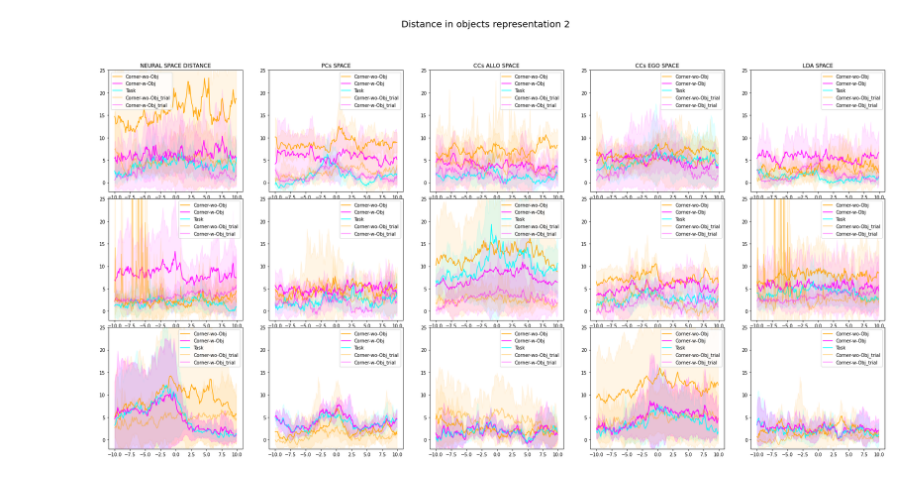
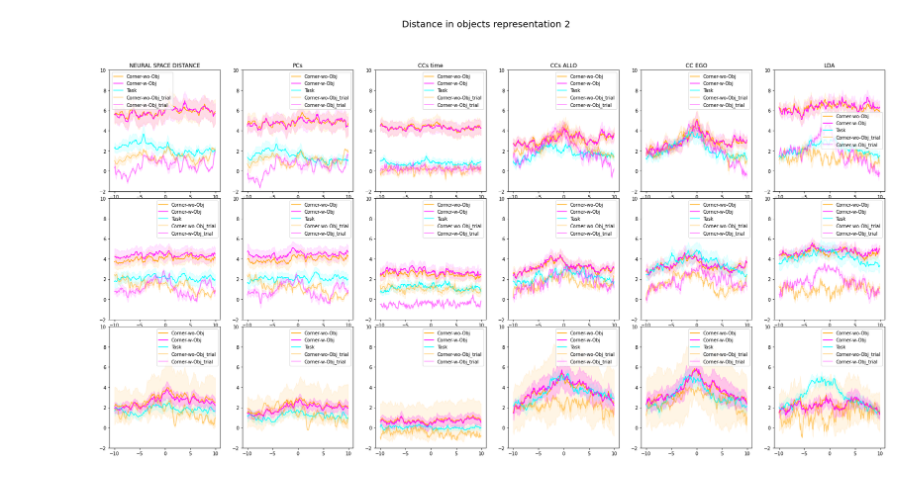
Before and after one commit to melisamc89/neural_analysys, a Jupyter notebook: src/mean_representantional_distance_all_mice.ipynb, the cells around one changed output. Drawn from its saved outputs; the diff is of its cells as text; code cells hidden in the pictures.

Commit message:
multi distance

```diff
--- a/src/mean_representantional_distance_all_mice.ipynb
+++ b/src/mean_representantional_distance_all_mice.ipynb
@@ -317,7 +332,7 @@ for i in range(5):
                               random_list1_trial[i],overlapping_list1_trial[i],stable_list1_trial[i]], color=".25", alpha = 0.2)
     ax1.set_xticklabels(label1)
     ax1.set_xticklabels(label1)
-    ax1.set_ylim([-5,20])
+    ax1.set_ylim([-2,10])
     for tick in ax1.get_xticklabels():
         tick.set_rotation(45)
 
@@ -328,7 +343,7 @@ for i in range(5):
     ax1 = sns.swarmplot(data=[random_list2[i],overlapping_list2[i],stable_list2[i],
                               random_list2_trial[i],overlapping_list2_trial[i],stable_list2_trial[i]], color=".25", alpha = 0.2)
     ax1.set_xticklabels(label1)
-    ax1.set_ylim([-5,20])
+    ax1.set_ylim([-2,20])
     for tick in ax1.get_xticklabels():
         tick.set_rotation(45)
 
@@ -338,13 +353,13 @@ for i in range(5):
     ax1 = sns.swarmplot(data=[random_list3[i],overlapping_list3[i],stable_list3[i],
                             random_list2_trial[i],overlapping_list2_trial[i],stable_list2_trial[i]], color=".25", alpha = 0.2)
     ax1.set_xticklabels(label1)
-    ax1.set_ylim([-5,20])
+    ax1.set_ylim([-2,10])
     for tick in ax1.get_xticklabels():
         tick.set_rotation(45)
 
 figure.set_size_inches([30,20])
 figure.suptitle(' Distance in objects representation', fontsize = 30)
-figure_name = figure_path + 'mean_distance_object_representation_all_alo_ego_with_trials.png'
+figure_name = figure_path + 'mean_representational_distance_bars.png'
 figure.patch.set_facecolor('white')
 
 figure.savefig(figure_name)
@@ -357,41 +372,41 @@ len(random_list1_trial)
 # %%
 figure = plt.figure()
-gs = plt.GridSpec(9,5)
+gs = plt.GridSpec(9,6)
 label = ['RANDOM','OVERLAPPING','STABLE']
 
 time = np.arange(-100,100)/10
 
 ### neural
 
-titles = ['NEURAL SPACE DISTANCE', 'PCs SPACE', 'CCs ALLO SPACE','CCs EGO SPACE', 'LDA SPACE']
+titles = ['NEURAL SPACE DISTANCE', 'PCs', 'CCs time','CCs ALLO','CC EGO', 'LDA']
 
 
 new_legends = ['Corner-wo-Obj','Corner-w-Obj','Task','Corner-wo-Obj_trial','Corner-w-Obj_trial']#,'Task_trial']
-for i in range(5):
+for i in range(6):
 
     ax0 = figure.add_subplot(gs[0:3,i])
-    ax0.set_ylim([-2,25])
+    ax0.set_ylim([-2,10])
     ax0.set_title(titles[i])
-    random_mean = np.nanmean(random_list_corners[i],0)
-    random_std =  np.nanstd(random_list_corners[i],0)#/np.sqrt(len(random_list_corners[i]))
+    random_mean = np.nanmean(random_list_corners,0)[i,:]
+    random_std =  np.nanstd(random_list_corners,0)[i,:]/np.sqrt(len(random_list_corners))
     ax0.plot(time,random_mean,'orange')
     ax0.fill_between(time,random_mean-random_std,random_mean+random_std,alpha = 0.1, edgecolor = 'orange', facecolor = 'orange')
-    random_mean = np.nanmean(random_list_object_corners[i],0)
-    random_std =  np.nanstd(random_list_object_corners[i],0)#/np.sqrt(len(random_list_object_corners[i]))
+    random_mean = np.nanmean(random_list_object_corners,0)[i,:]
+    random_std =  np.nanstd(random_list_object_corners,0)[i,:]/np.sqrt(len(random_list_object_corners))
     ax0.plot(time,random_mean,'magenta')
     ax0.fill_between(time,random_mean-random_std,random_mean+random_std,alpha = 0.1, edgecolor = 'magenta', facecolor = 'magenta')
-    random_mean = np.nanmean(random_list_task[i],0)
-    random_std =  np.nanstd(random_list_task[i],0)#/np.sqrt(len(random_list_task[i]))
+    random_mean = np.nanmean(random_list_task,0)[i,:]
+    random_std =  np.nanstd(random_list_task,0)[i,:]/np.sqrt(len(random_list_task))
     ax0.plot(time,random_mean,'cyan')
     ax0.fill_between(time,random_mean-random_std,random_mean+random_std,alpha = 0.1, edgecolor = 'cyan', facecolor = 'cyan')
 
 
-    random_mean = np.nanmean(random_list_corners_trial[i],0)
-    random_std =  np.nanstd(random_list_corners_trial[i],0)#/np.sqrt(len(random_list_corners[i]))
+    random_mean = np.nanmean(random_list_corners_trial,0)[i,:]
+    random_std =  np.nanstd(random_list_corners_trial,0)[i,:]/np.sqrt(len(random_list_corners))
     ax0.plot(time,random_mean,'orange', alpha = 0.5)
     ax0.fill_between(time,random_mean-random_std,random_mean+random_std,alpha = 0.1, edgecolor = 'orange', facecolor = 'orange')
-    random_mean = np.nanmean(random_list_object_corners_trial[i],0)
-    random_std =  np.nanstd(random_list_object_corners_trial[i],0)#/np.sqrt(len(random_list_object_corners[i]))
+    random_mean = np.nanmean(random_list_object_corners_trial,0)[i,:]
+    random_std =  np.nanstd(random_list_object_corners_trial,0)[i,:]/np.sqrt(len(random_list_object_corners))
     ax0.plot(time,random_mean,'magenta',alpha = 0.5)
     ax0.fill_between(time,random_mean-random_std,random_mean+random_std,alpha = 0.1, edgecolor = 'magenta', facecolor = 'magenta')
     #random_mean = np.nanmean(random_list_task[i],0)
@@ -402,26 +417,26 @@ for i in range(5):
 
 
     ax0 = figure.add_subplot(gs[3:6,i])
-    ax0.set_ylim([-2,25])
-    random_mean = np.nanmean(overlapping_list_corners[i],0)
-    random_std =  np.nanstd(overlapping_list_corners[i],0)#/np.sqrt(len(overlapping_list_corners[i]))
+    ax0.set_ylim([-2,10])
+    random_mean = np.nanmean(overlapping_list_corners,0)[i,:]
+    random_std =  np.nanstd(overlapping_list_corners,0)[i,:]/np.sqrt(len(overlapping_list_corners))
     ax0.plot(time,random_mean,'orange')
     ax0.fill_between(time,random_mean-random_std,random_mean+random_std,alpha = 0.1, edgecolor = 'orange', facecolor = 'orange')
-    random_mean = np.nanmean(overlapping_list_object_corners[i],0)
-    random_std =  np.nanstd(overlapping_list_object_corners[i],0)#/np.sqrt(len(overlapping_list_object_corners[i]))
+    random_mean = np.nanmean(overlapping_list_object_corners,0)[i,:]
+    random_std =  np.nanstd(overlapping_list_object_corners,0)[i,:]/np.sqrt(len(overlapping_list_object_corners))
     ax0.plot(time,random_mean,'magenta')
     ax0.fill_between(time,random_mean-random_std,random_mean+random_std,alpha = 0.1, edgecolor = 'magenta', facecolor = 'magenta')
-    random_mean = np.nanmean(overlapping_list_task[i],0)
-    random_std =  np.nanstd(overlapping_list_task[i],0)#/np.sqrt(len(overlapping_list_task[i]))
+    random_mean = np.nanmean(overlapping_list_task,0)[i,:]
+    random_std =  np.nanstd(overlapping_list_task,0)[i,:]/np.sqrt(len(overlapping_list_task))
     ax0.plot(time,random_mean,'cyan')
     ax0.fill_between(time,random_mean-random_std,random_mean+random_std,alpha = 0.1, edgecolor = 'cyan', facecolor = 'cyan')
 
-    random_mean = np.nanmean(overlapping_list_corners_trial[i],0)
-    random_std =  np.nanstd(overlapping_list_corners_trial[i],0)#/np.sqrt(len(overlapping_list_corners[i]))
+    random_mean = np.nanmean(overlapping_list_corners_trial,0)[i,:]
+    random_std =  np.nanstd(overlapping_list_corners_trial,0)[i,:]/np.sqrt(len(overlapping_list_corners))
     ax0.plot(time,random_mean,'orange',alpha = 0.5)
     ax0.fill_between(time,random_mean-random_std,random_mean+random_std,alpha = 0.1, edgecolor = 'orange', facecolor = 'orange')
-    random_mean = np.nanmean(overlapping_list_object_corners_trial[i],0)
-    random_std =  np.nanstd(overlapping_list_object_corners_trial[i],0)#/np.sqrt(len(overlapping_list_object_corners[i]))
+    random_mean = np.nanmean(overlapping_list_object_corners_trial,0)[i,:]
+    random_std =  np.nanstd(overlapping_list_object_corners_trial,0)[i,:]/np.sqrt(len(overlapping_list_object_corners))
     ax0.plot(time,random_mean,'magenta',alpha = 0.5)
     ax0.fill_between(time,random_mean-random_std,random_mean+random_std,alpha = 0.1, edgecolor = 'magenta', facecolor = 'magenta')
     # random_mean = np.nanmean(overlapping_list_task[i],0)
@@ -431,45 +446,45 @@ for i in range(5):
     ax0.legend(new_legends)
 
     ax0 = figure.add_subplot(gs[6:9,i])
-    ax0.set_ylim([-2,25])
-    random_mean = np.nanmean(stable_list_corners[i],0)
-    random_std =  np.nanstd(stable_list_corners[i],0)#/np.sqrt(len(stable_list_corners[i]))
+    ax0.set_ylim([-2,10])
+    random_mean = np.nanmean(stable_list_corners,0)[i,:]
+    random_std =  np.nanstd(stable_list_corners,0)[i,:]#/np.sqrt(len(stable_list_corners[i]))
     ax0.plot(time,random_mean,'orange')
     ax0.fill_between(time,random_mean-random_std,random_mean+random_std,alpha = 0.1, edgecolor = 'orange', facecolor = 'orange')
-    random_mean = np.nanmean(stable_list_object_corners[i],0)
-    random_std =  np.nanstd(stable_list_object_corners[i],0)#/np.sqrt(len(stable_list_object_corners[i]))
+    random_mean = np.nanmean(stable_list_object_corners,0)[i,:]
+    random_std =  np.nanstd(stable_list_object_corners,0)[i,:]/np.sqrt(len(stable_list_object_corners))
     ax0.plot(time,random_mean,'magenta')
     ax0.fill_between(time,random_mean-random_std,random_mean+random_std,alpha = 0.1, edgecolor = 'magenta', facecolor = 'magenta')
-    random_mean = np.nanmean(stable_list_task[i],0)
-    random_std =  np.nanstd(stable_list_task[i],0)#/np.sqrt(len(stable_list_task[i]))
+    random_mean = np.nanmean(stable_list_task,0)[i,:]
+    random_std =  np.nanstd(stable_list_task,0)[i,:]/np.sqrt(len(stable_list_task))
     ax0.plot(time,random_mean,'cyan')
     ax0.fill_between(time,random_mean-random_std,random_mean+random_std,alpha = 0.1, edgecolor = 'cyan', facecolor = 'cyan')
 
-    random_mean = np.nanmean(stable_list_corners_trial[i],0)
-    random_std =  np.nanstd(stable_list_corners_trial[i],0)#/np.sqrt(len(stable_list_corners[i]))
+    random_mean = np.nanmean(stable_list_corners_trial,0)[i,:]
+    random_std =  np.nanstd(stable_list_corners_trial,0)[i,:]/np.sqrt(len(stable_list_corners))
     ax0.plot(time,random_mean,'orange',alpha = 0.5)
     ax0.fill_between(time,random_mean-random_std,random_mean+random_std,alpha = 0.1, edgecolor = 'orange', facecolor = 'orange')
-    random_mean = np.nanmean(stable_list_object_corners[i],0)
-    random_std =  np.nanstd(stable_list_object_corners[i],0)#/np.sqrt(len(stable_list_object_corners[i]))
+    random_mean = np.nanmean(stable_list_object_corners,0)[i,:]
+    random_std =  np.nanstd(stable_list_object_corners,0)[i,:]/np.sqrt(len(stable_list_object_corners))
     ax0.plot(time,random_mean,'magenta',alpha = 0.5)
     ax0.fill_between(time,random_mean-random_std,random_mean+random_std,alpha = 0.1, edgecolor = 'magenta', facecolor = 'magenta')
 #     random_mean = np.nanmean(stable_list_task[i],0)
 #     random_std =  np.nanstd(stable_list_task[i],0)#/np.sqrt(len(stable_list_task[i]))
 #     ax0.plot(time,random_mean,'cyan')
 #     ax0.fill_between(time,random_mean-random_std,random_mean+random_std,alpha = 0.1, edgecolor = 'cyan', facecolor = 'cyan')
 
 
     ax0.legend(new_legends)
 
 
 figure.set_size_inches([30,15])
 
 figure.suptitle(' Distance in objects representation 2', fontsize = 20)
-figure_name = figure_path + 'distance_object_representation_all_allo_and_ego.png'
+figure_name = figure_path + 'mean_representational_distance_2.png'
 figure.patch.set_facecolor('white')
 
 figure.savefig(figure_name)
 # %% [output]
-[figure, old version]
+[figure, new version]
 # %%
 figure = plt.figure()
```
Also changed, not shown: parts of 8 cells of this notebook, 3 other files.
